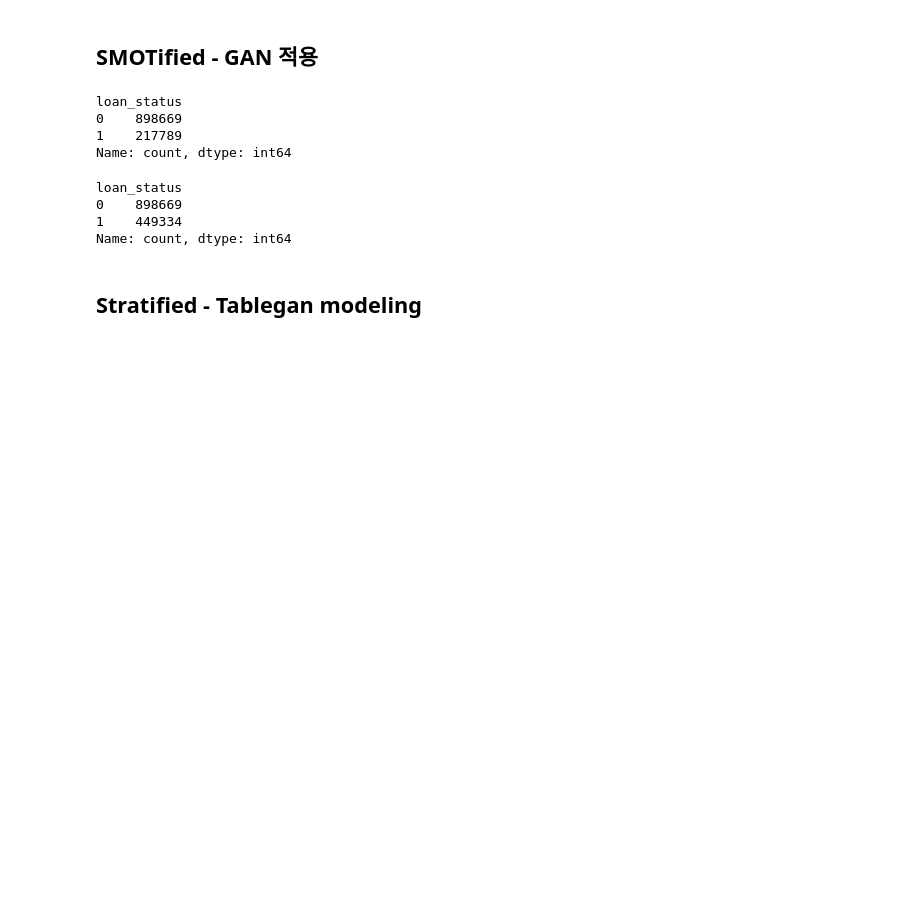
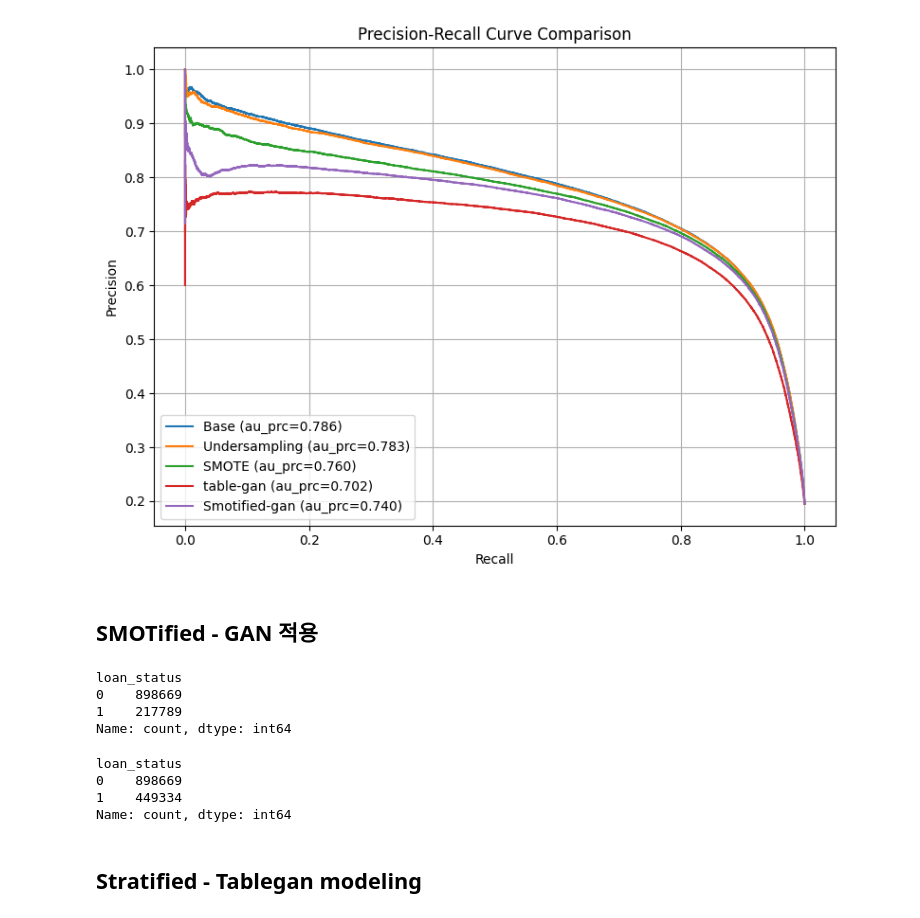
Before and after one commit to Seungminin/Data_Analysis_lending-club, a Jupyter notebook: Paper_code/model_learning_with_return_feature.ipynb, the cells around one changed output. Cells and saved outputs as stored; diff of their text form; code cells hidden in the pictures; blank space fills up the shorter version.

```diff
--- a/Paper_code/model_learning_with_return_feature.ipynb
+++ b/Paper_code/model_learning_with_return_feature.ipynb
@@ -41,19 +36,44 @@ fake['loan_status'] = 1
 # %%
-keep_features = ['grade', 'term_months', 'total_pymnt', 'total_pymnt_inv']
+keep_features = ['grade', 'term_months', 'total_pymnt', 'total_pymnt_inv','total_il_high_credit_limit', 'loan_amnt']
 
 data_classification = data.copy()
 test_classification = test_data.copy()
-fake_Classification = fake.copy()
 
 data_classification = data_classification.drop(columns = keep_features)
 test_classification = test_classification.drop(columns = keep_features)
-fake_Classification = fake_Classification.drop(columns = keep_features)
 # %%
 data_x = data_classification.drop(columns='loan_status')
 data_y = data_classification[['loan_status']]
 
 X_test = test_classification.drop(columns='loan_status')
 y_test = test_classification[['loan_status']]
+# %%
+import matplotlib.pyplot as plt
+
+def plot_all_prc_curves(results_summary):
+    plt.figure(figsize=(8, 6))
+
+    for result in results_summary:
+        method = result['Method']
+
+        # PRC 곡선 데이터 로딩
+        y_prob = result.get('y_prob')
+        y_test = result.get('y_test')
+
+        if y_prob is None or y_test is None:
+            continue  # 저장되지 않은 경우 건너뜀
+
+        precision, recall, _ = precision_recall_curve(y_test, y_prob)
+        auprc = auc(recall, precision)
+        plt.plot(recall, precision, label=f'{method} (au_prc={auprc:.3f})')
+
+    plt.xlabel('Recall')
+    plt.ylabel('Precision')
+    plt.title('Precision-Recall Curve Comparison')
+    plt.legend(loc='lower left')
+    plt.grid(True)
+    plt.tight_layout()
+    plt.show()
 # %%
 from imblearn.over_sampling import SMOTE
 from sklearn.metrics import precision_score, recall_score, f1_score, precision_recall_curve, auc
@@ -214,3 +273,7 @@ results_df
+# %%
+plot_all_prc_curves(results_summary)
+# %% [output]
+[figure, added]
 # %% [markdown]
 ## SMOTified - GAN 적용
 # %%
```
Also changed, not shown: parts of 17 cells of this notebook, 1 other file.
